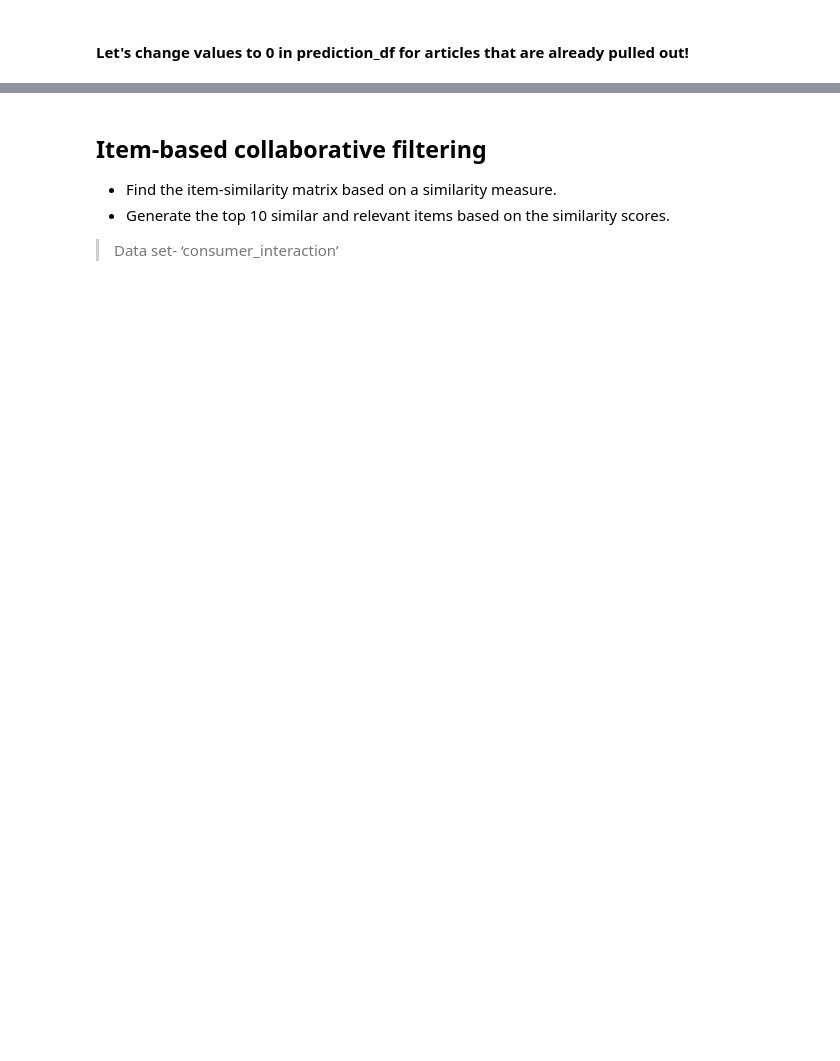
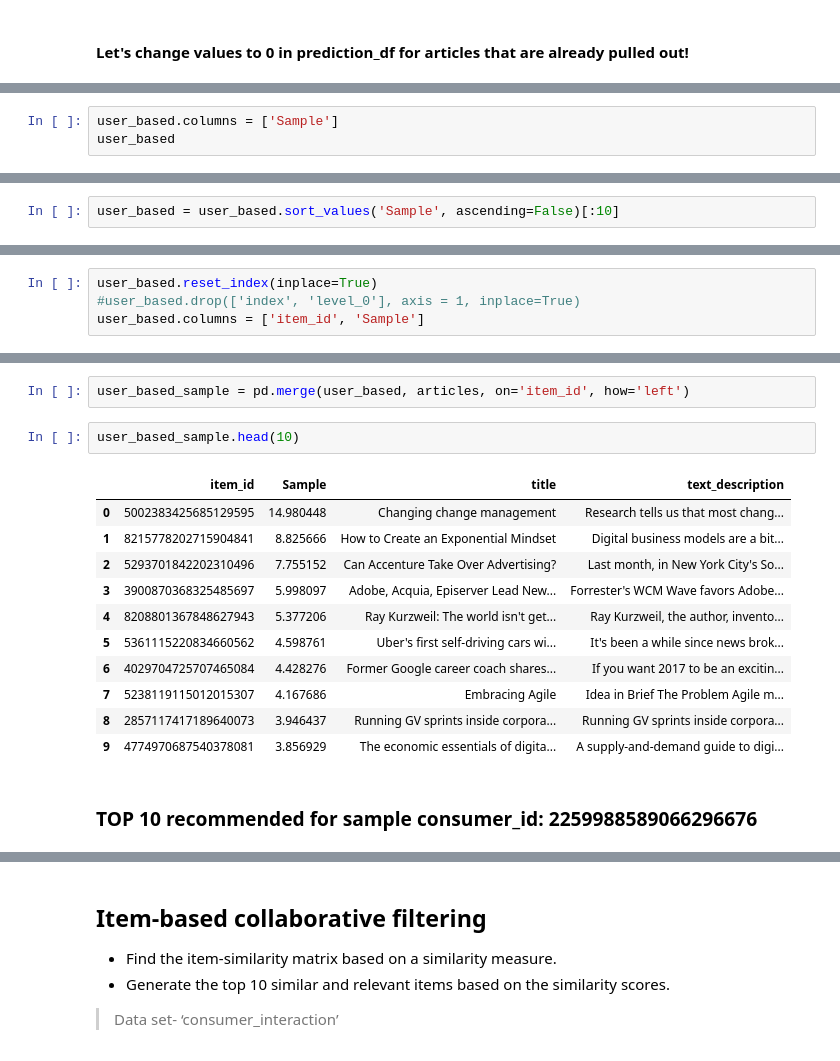
Before and after one commit to ishitamahindroo/NewsRecommendor, a Jupyter notebook: capstone0.ipynb, the cells around one changed output, grey strips where cells are left out. Drawn from its saved outputs; the diff is of its cells as text; blank space fills up the shorter version.

Commit message:
user_based prediction made for sample user

```diff
--- a/capstone0.ipynb
+++ b/capstone0.ipynb
@@ -917,0 +932,3 @@ for column in prediction_new:
+# %%
+user_based.columns = ['Sample']
+user_based
@@ -917,0 +949,2 @@ for column in prediction_new:
+# %%
+user_based = user_based.sort_values('Sample', ascending=False)[:10]
@@ -917,0 +967,4 @@ for column in prediction_new:
+# %%
+user_based.reset_index(inplace=True)
+#user_based.drop(['index', 'level_0'], axis = 1, inplace=True)
+user_based.columns = ['item_id', 'Sample']
@@ -917,0 +996,18 @@ for column in prediction_new:
+# %%
+user_based_sample = pd.merge(user_based, articles, on='item_id', how='left')
+# %%
+user_based_sample.head(10)
+# %% [output]
+|  | item_id | Sample | title | text_description |
+| 0 | 5002383425685129595 | 14.980448 | Changing change management | Research tells us that most chang... |
+| 1 | 8215778202715904841 | 8.825666 | How to Create an Exponential Mindset | Digital business models are a bit... |
+| 2 | 5293701842202310496 | 7.755152 | Can Accenture Take Over Advertising? | Last month, in New York City's So... |
+| 3 | 3900870368325485697 | 5.998097 | Adobe, Acquia, Episerver Lead New... | Forrester's WCM Wave favors Adobe... |
+| 4 | 8208801367848627943 | 5.377206 | Ray Kurzweil: The world isn't get... | Ray Kurzweil, the author, invento... |
+| 5 | 5361115220834660562 | 4.598761 | Uber's first self-driving cars wi... | It's been a while since news brok... |
+| 6 | 4029704725707465084 | 4.428276 | Former Google career coach shares... | If you want 2017 to be an excitin... |
+| 7 | 5238119115012015307 | 4.167686 | Embracing Agile | Idea in Brief The Problem Agile m... |
+| 8 | 2857117417189640073 | 3.946437 | Running GV sprints inside corpora... | Running GV sprints inside corpora... |
+| 9 | 4774970687540378081 | 3.856929 | The economic essentials of digita... | A supply-and-demand guide to digi... |
+# %% [markdown]
+### TOP 10 recommended for sample consumer_id: 2259988589066296676
```
Also changed, not shown: parts of 61 cells of this notebook.
